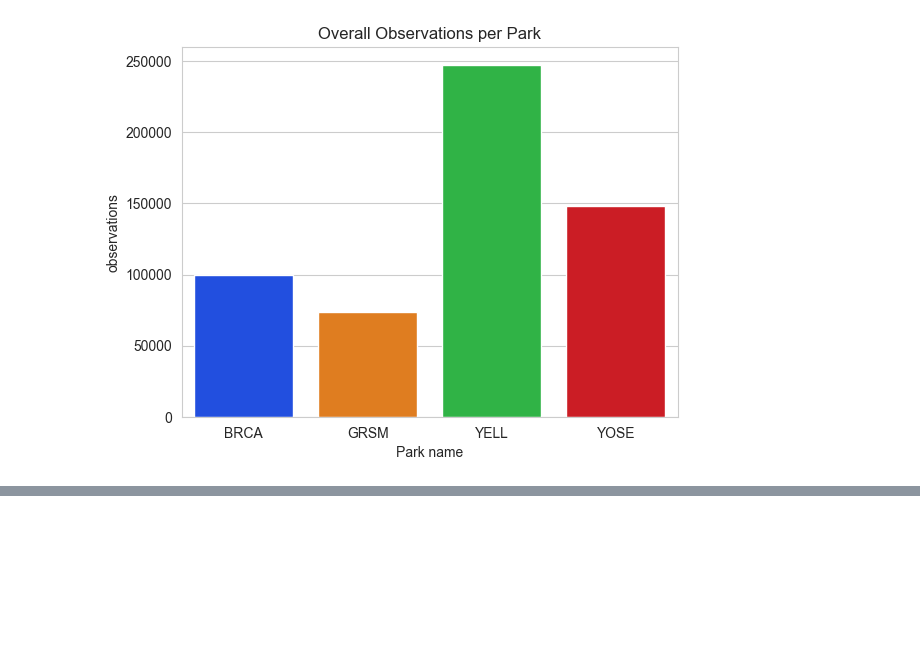
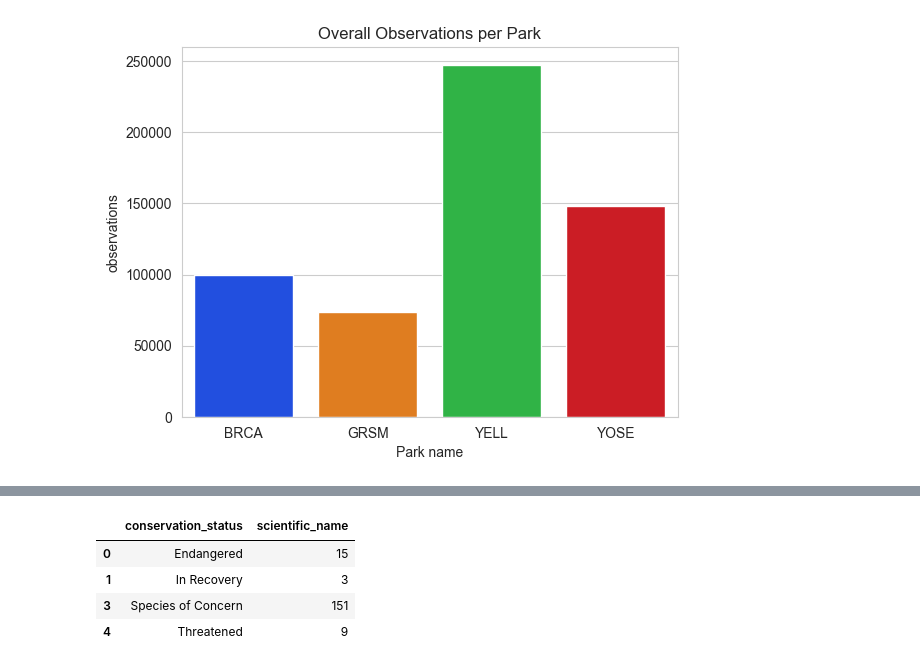
Before and after one commit to Phillus1999/data_science_porfolio_projects, a Jupyter notebook: biodiversity_starter/biodiversity.ipynb, the cells around one changed output, grey strips where cells are left out. Saved outputs shown, nothing was run; the diff lists cells and outputs as text; code cells hidden in the pictures; blank space fills up the shorter version.

```diff
--- a/biodiversity_starter/biodiversity.ipynb
+++ b/biodiversity_starter/biodiversity.ipynb
@@ -146,0 +151,11 @@ observations_info.describe()
+# %%
+# show general conservation status
+conservation_status = species_info.groupby('conservation_status').scientific_name.count().reset_index()
+conservation_status = conservation_status[~conservation_status.conservation_status.isin(['No Intervention'])]
+conservation_status
+# %% [output]
+|  | conservation_status | scientific_name |
+| 0 | Endangered | 15 |
+| 1 | In Recovery | 3 |
+| 3 | Species of Concern | 151 |
+| 4 | Threatened | 9 |
```
Also changed, not shown: parts of 3 cells of this notebook.
